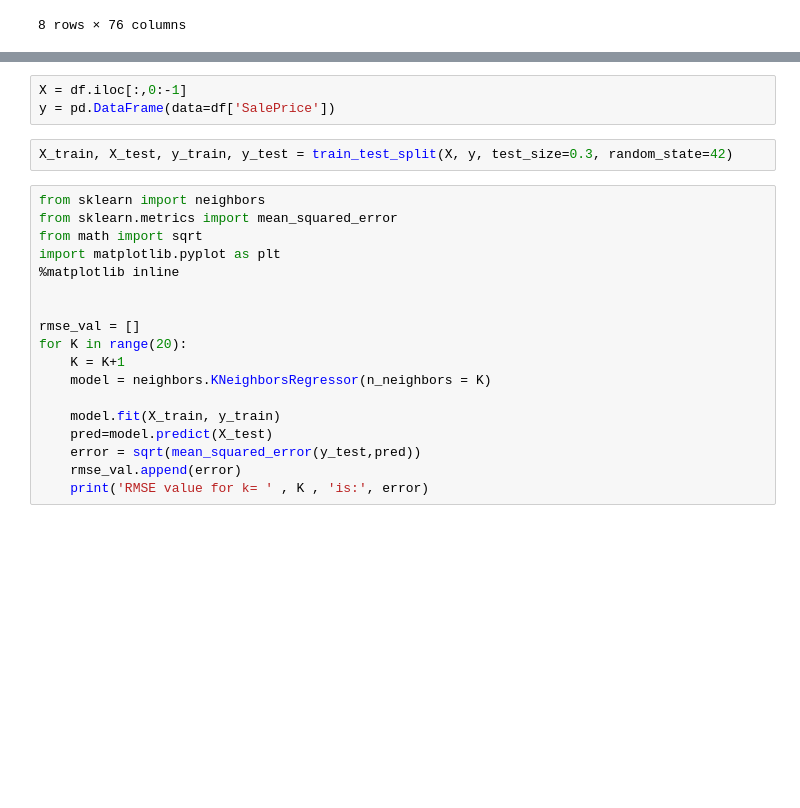
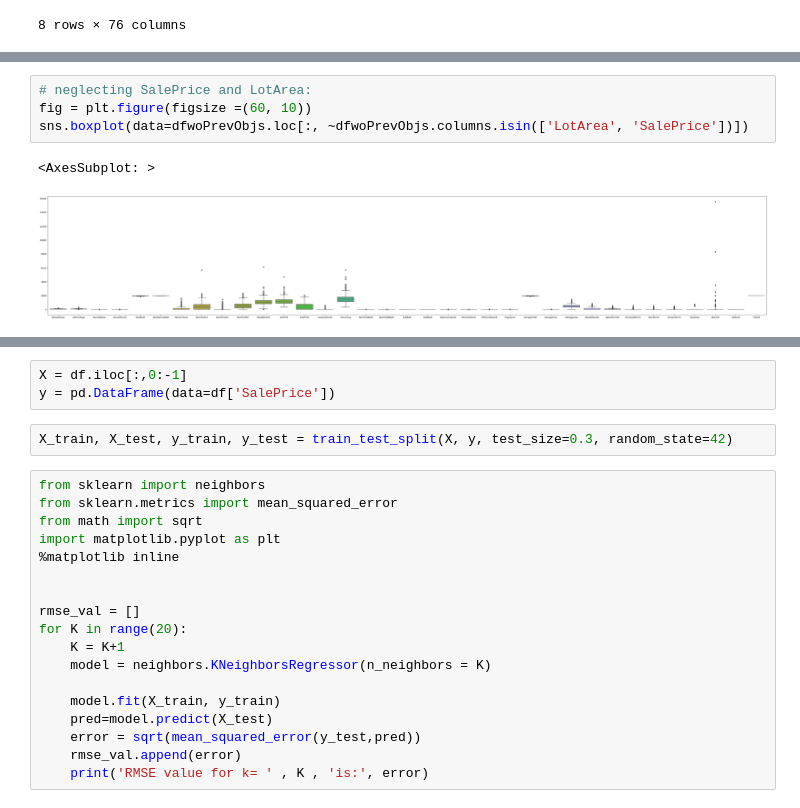
Before and after one commit to OdyAsh/ml-problems, a Jupyter notebook: Assignment 1/All Group Members/Regression.ipynb, the cells around one changed output, grey strips where cells are left out. Cells and saved outputs as stored; diff of their text form; blank space fills up the shorter version.

```diff
--- a/Assignment 1/All Group Members/Regression.ipynb
+++ b/Assignment 1/All Group Members/Regression.ipynb
@@ -401,0 +421,7 @@ df.describe()
+# %%
+# neglecting SalePrice and LotArea:
+fig = plt.figure(figsize =(60, 10))
+sns.boxplot(data=dfwoPrevObjs.loc[:, ~dfwoPrevObjs.columns.isin(['LotArea', 'SalePrice'])])
+# %% [output]
+<AxesSubplot: >
+[figure, added]
```
Also changed, not shown: parts of 6 cells of this notebook.
